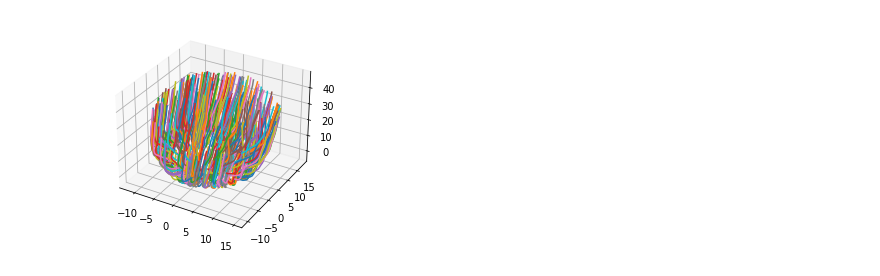
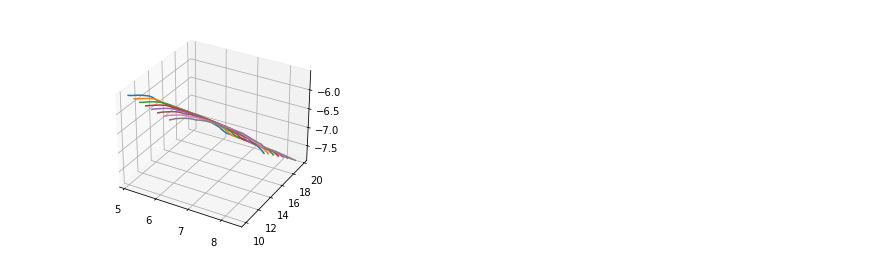
Before and after one commit to javirk/nerf-pytorch-1, a Jupyter notebook: jupyter/test_curved_model.ipynb, the cells around one changed output. Cells and saved outputs as stored; diff of their text form; code cells hidden in the pictures.

```diff
--- a/jupyter/test_curved_model.ipynb
+++ b/jupyter/test_curved_model.ipynb
@@ -12,5 +74,0 @@ ckpt_path = '../logs/spheres_generated_curved/130000.tar'
-# %%
-near = 2.
-far = 20.
-N_samples = 20
-N_rays = 500
@@ -23,0 +119,18 @@ model.load_state_dict(ckpt['curver'])
+# %%
+rays_o = torch.tensor([[ 0.,  2.1744, -2.],
+                       [ 0.,  2.2744, -2.],
+                       [ 0.,  2.3744, -2.],
+                       [ 0.,  2.4744, -2.],
+                       [ 0.,  2.5744, -2.],
+                       [ 0.,  2.6744, -2.],
+                       [ 0.,  2.7744, -2.],
+                       [ 0.,  2.8744, -2.]])
+
+rays_d = torch.tensor([[ -0., 0.7369,  0.6516],
+                       [ -0., 0.7369,  0.6516],
+                       [ -0., 0.7369,  0.6516],
+                       [ -0., 0.7369,  0.6516],
+                       [ -0., 0.7369,  0.6516],
+                       [ -0., 0.7369,  0.6516],
+                       [ -0., 0.7369,  0.6516],
+                       [ -0., 0.7369,  0.6516]])
@@ -24,15 +139,10 @@ model.load_state_dict(ckpt['curver'])
 # %%
-rays_o = random_on_unit_sphere((N_rays, 3)) * 4
-rays_d = -1 * torch.rand((N_rays, 3)) + 1 # This is distributed -1 to 1
-rays_d = unit_vector(rays_d)
-
 t_vals = torch.linspace(0., 1., steps=N_samples)
 z_vals = near * (1. - t_vals) + far * t_vals
-z_vals = z_vals.expand([N_rays, N_samples])
-target = rays_o[..., None, :] + rays_d[..., None, :] * z_vals[..., :, None]  # [N_rays, N_samples, 3]
+z_vals = z_vals.expand([8, N_samples])
 
 input_batch = torch.cat((rays_o, rays_d), dim=-1).unsqueeze(1)
-input_batch = input_batch.expand(N_rays, N_samples, 6)
+input_batch = input_batch.expand(8, N_samples, 6)
 input_batch = torch.cat((input_batch, z_vals.unsqueeze(-1)), dim=-1)
 # %%
 input_batch.shape
@@ -44,0 +158,3 @@ o = o.detach().cpu().numpy()
+# %%
+for o_i in o:
+    plt.plot(o_i[:, 1], o_i[:,2])
@@ -45,8 +163,7 @@ o = o.detach().cpu().numpy()
 # %%
 fig = plt.figure()
 ax = fig.add_subplot(projection='3d')
-for i in o:
-    ax.plot(i[:, 0], i[:, 1], i[:, 2])
-plt.show()
+for o_i in o:
+    plt.plot(o_i[:, 0], o_i[:, 1], o_i[:, 2])
 # %% [output]
-[figure, old version]
+[figure, new version]
```
Also changed, not shown: parts of 25 cells of this notebook, 4 other files.
